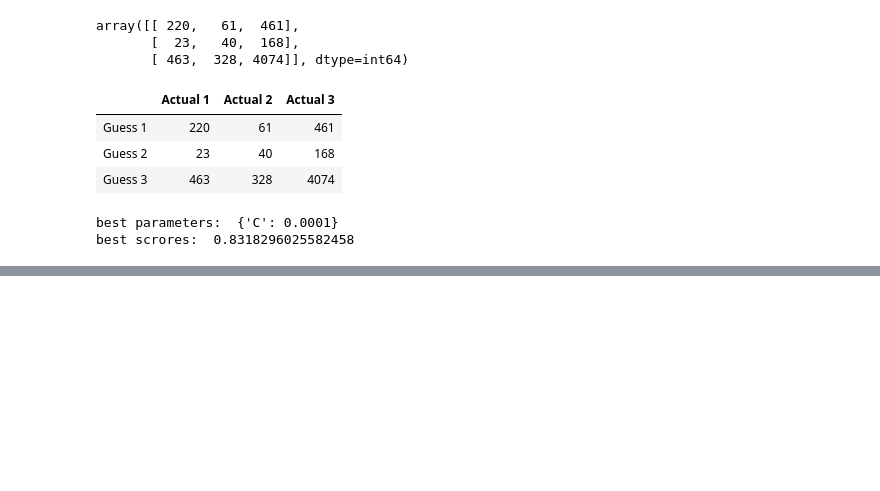
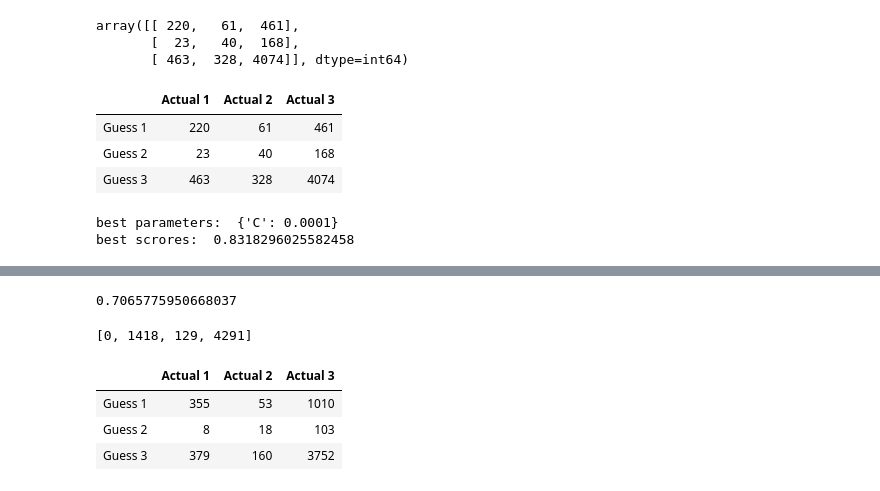
Before and after one commit to JonathanOnorato/BERT_Explore, a Jupyter notebook: BERTplusClassifier.ipynb, the cells around one changed output, grey strips where cells are left out. Cells and saved outputs as stored; diff of their text form; code cells hidden in the pictures; blank space fills up the shorter version.

```diff
--- a/BERTplusClassifier.ipynb
+++ b/BERTplusClassifier.ipynb
@@ -765,0 +873,5 @@ optimized_weighted_LR_CLF.score(test_tokens, test_labels)
+# %%
+weight_random_forest = RandomForestClassifier(n_estimators=2500, random_state=0, max_depth = 8, max_features = 'auto',
+                                              criterion= 'gini', class_weight = 'balanced')
+# %%
+weight_random_forest.fit(train_tokens, train_labels)
@@ -765,0 +886,6 @@ optimized_weighted_LR_CLF.score(test_tokens, test_labels)
+# %%
+RF_predictions = weight_random_forest.predict(test_tokens)
+# %%
+weight_random_forest.score(test_tokens, test_labels)
+# %% [output]
+0.7065775950668037
@@ -765,0 +896,14 @@ optimized_weighted_LR_CLF.score(test_tokens, test_labels)
+# %%
+rf_weighted_guess_list
+# %% [output]
+[0, 1418, 129, 4291]
+# %%
+opt_weight_rf_conf_mat = confusion_matrix(RF_predictions, test_labels)
+opt_weight_rf_confusion_mat = pd.DataFrame(opt_weight_rf_conf_mat, columns = ["Actual 1", "Actual 2", "Actual 3"], index = ["Guess 1", "Guess 2", "Guess 3"])
+# %%
+opt_weight_rf_confusion_mat
+# %% [output]
+|  | Actual 1 | Actual 2 | Actual 3 |
+| Guess 1 | 355 | 53 | 1010 |
+| Guess 2 | 8 | 18 | 103 |
+| Guess 3 | 379 | 160 | 3752 |
```
Also changed, not shown: parts of 31 cells of this notebook, 1 other file.
